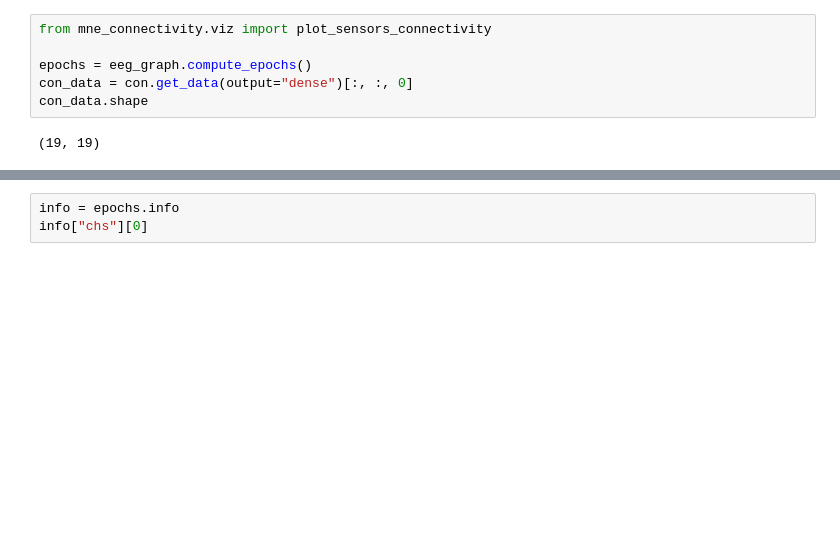
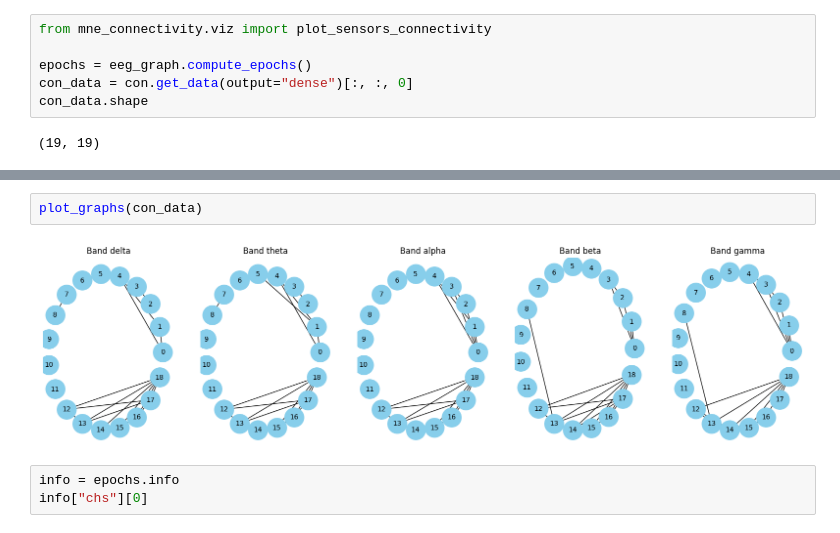
Before and after one commit to h1de0us/mer-eeg-analysis, a Jupyter notebook: connectivity/connectivity-deap.ipynb, the cells around one changed output, grey strips where cells are left out. Cells and saved outputs as stored; diff of their text form; blank space fills up the shorter version.

```diff
--- a/connectivity/connectivity-deap.ipynb
+++ b/connectivity/connectivity-deap.ipynb
@@ -112,3 +139,7 @@ len(ii), len(jj)
+# %%
+plot_graphs(con_data)
+# %% [output]
+[figure, added]
 # %%
 info = epochs.info
 info["chs"][0]
```
Also changed, not shown: parts of 23 cells of this notebook, 4 other files.
